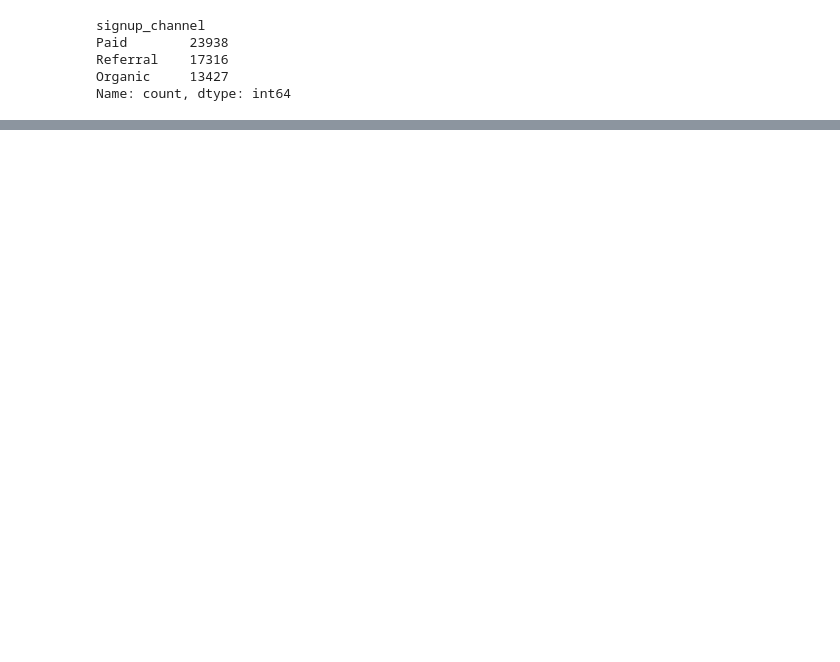
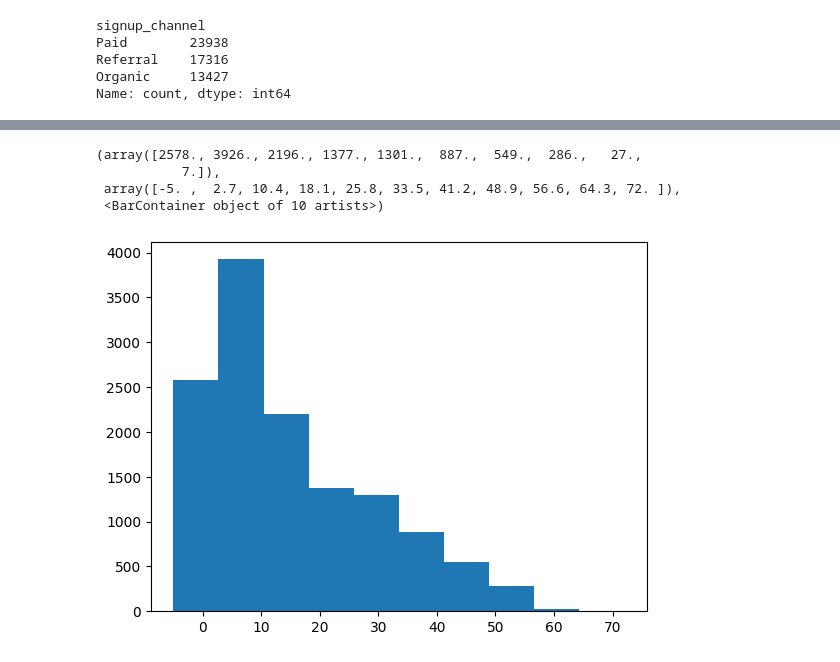
Before and after one commit to schraj/Uber-driver-churn-prediction, a Jupyter notebook: churn_prediction.ipynb, the cells around one changed output, grey strips where cells are left out. Saved outputs shown, nothing was run; the diff lists cells and outputs as text; code cells hidden in the pictures; blank space fills up the shorter version.

```diff
--- a/churn_prediction.ipynb
+++ b/churn_prediction.ipynb
@@ -209,0 +266,12 @@ memory usage: 5.8+ MB
+# %%
+df_f['days_to_vehicle_added'] = (df_f['dt_vehicle_added_date'] - df_f['dt_signup_date']).dt.days
+df_f['added_vehicle'] = False
+df_f.loc[~df_f['dt_vehicle_added_date'].isna(), 'added_vehicle'] = True
+# %%
+plt.hist(x=df_f['days_to_vehicle_added'])
+# %% [output]
+(array([2578., 3926., 2196., 1377., 1301.,  887.,  549.,  286.,   27.,
+           7.]),
+ array([-5. ,  2.7, 10.4, 18.1, 25.8, 33.5, 41.2, 48.9, 56.6, 64.3, 72. ]),
+ <BarContainer object of 10 artists>)
+[figure, added]
```
Also changed, not shown: parts of 36 cells of this notebook.
